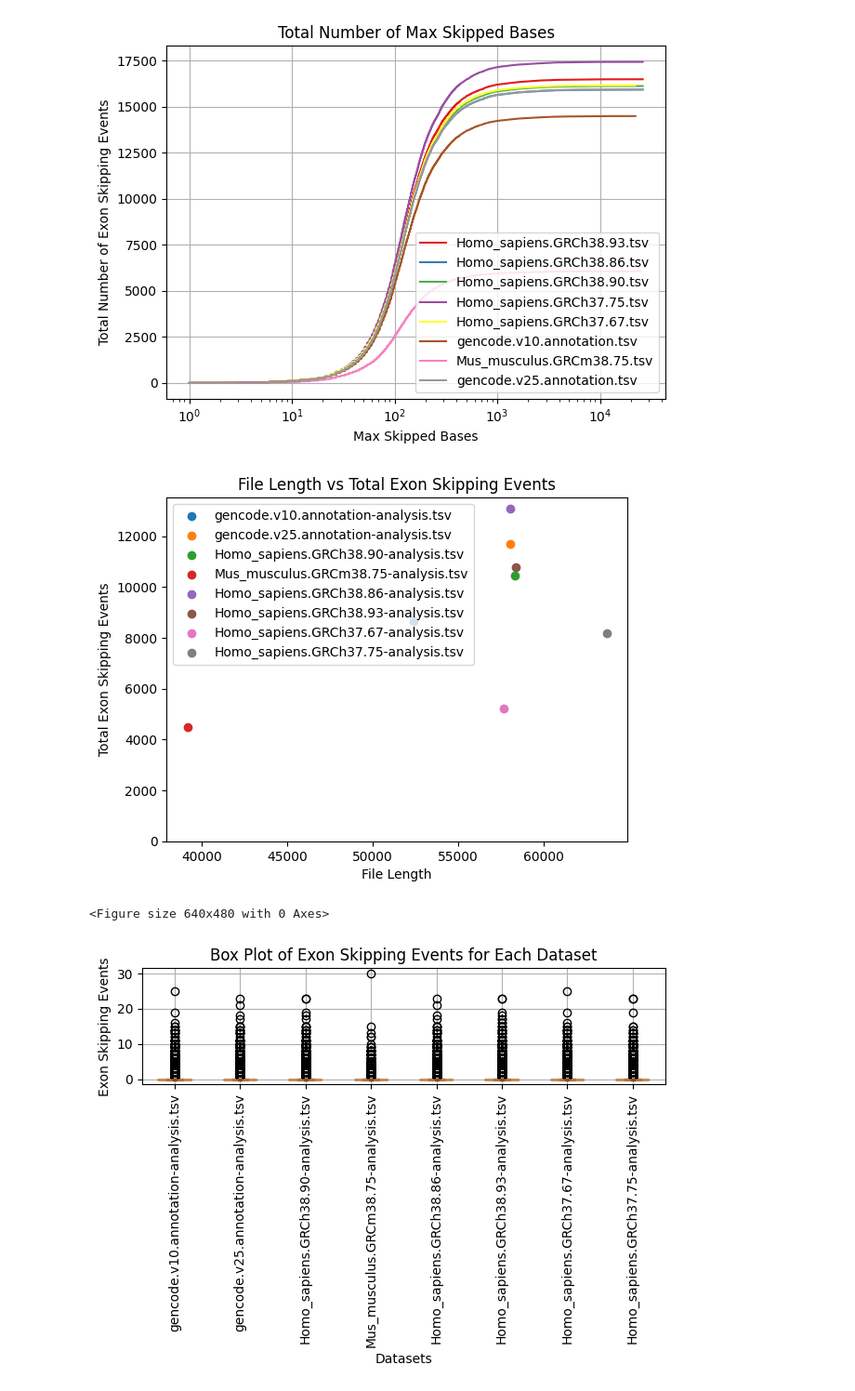
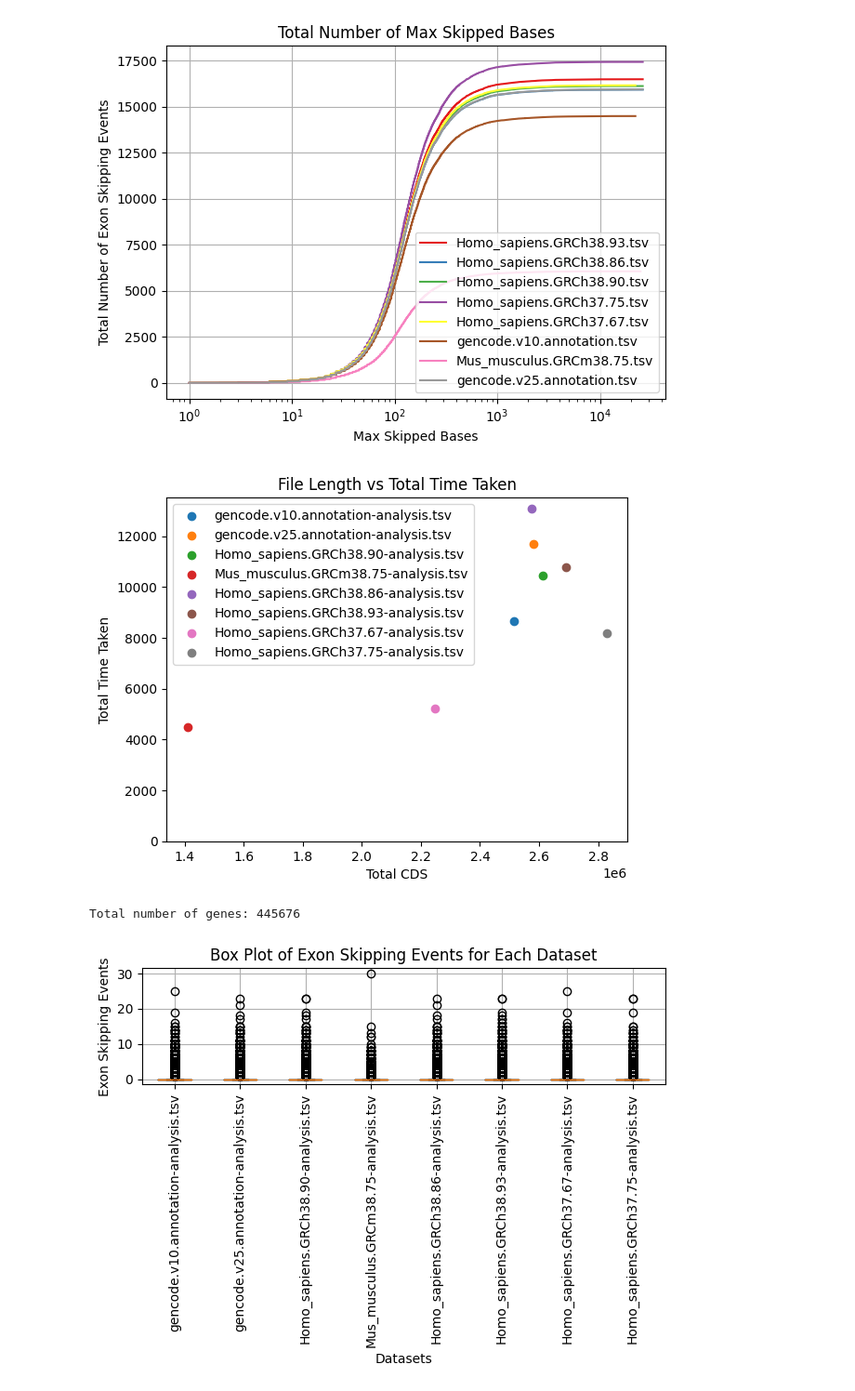
Before and after one commit to IngiumDev/gobi, a Jupyter notebook: src/main/Analysis/exonskipping/analyze_exon_skipping.ipynb, the cells around one changed output. Shown at 93% size. Drawn from its saved outputs; the diff is of its cells as text; code cells hidden in the pictures.

```diff
--- a/src/main/Analysis/exonskipping/analyze_exon_skipping.ipynb
+++ b/src/main/Analysis/exonskipping/analyze_exon_skipping.ipynb
@@ -192,18 +192,24 @@ for file_name in os.listdir(RESULTS):
 # %%
 plt.figure()
 for file_name, data in datasets.items():
-    plt.scatter(int(data['general_info']['Total genes']), int(data['general_info']['Total time taken']), label=file_name)
+    plt.scatter(float(data['general_info']['File length']), int(data['general_info']['Total time taken']), label=file_name)
 
-plt.title('File Length vs Total Exon Skipping Events')
-plt.xlabel('File Length')
-plt.ylabel('Total Exon Skipping Events')
+plt.title('File Length vs Total Time Taken')
+plt.xlabel('Total CDS')
+plt.ylabel('Total Time Taken')
 plt.ylim(bottom=0)
 plt.legend()
+#plt.savefig(os.path.join(RESULTS,'CDS_vs_time_taken.png'), dpi=600)
 plt.show()
-plt.savefig(os.path.join(RESULTS,'length_vs_exon_skipping_events.png'), dpi=600)
 # %% [output]
-[figure, old version]
+[figure, new version]
-<Figure size 640x480 with 0 Axes>
+# %%
+# Calculate the total number of genes across all datasets
+total_genes = sum(int(data['general_info']['Total genes']) for data in datasets.values())
+
+print(f'Total number of genes: {total_genes}')
+# %% [output]
+Total number of genes: 445676
 # %%
 columns = list(next(iter(datasets.values()))['general_info'].keys())
 
```
Also changed, not shown: parts of 3 cells of this notebook.
